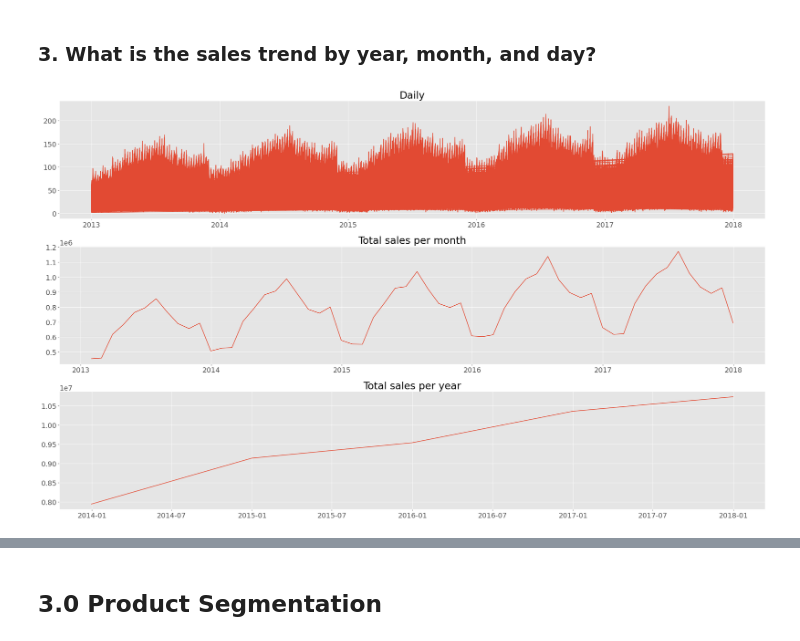
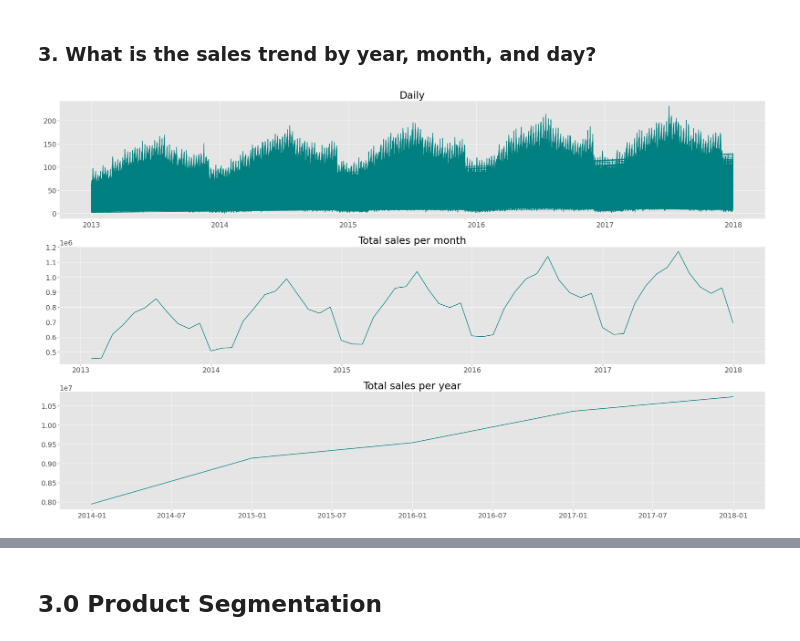
Before and after one commit to BrenoTeixeira/demand_analysis, a Jupyter notebook: notebooks/inventory_magement.ipynb, the cells around one changed output, grey strips where cells are left out. Drawn from its saved outputs; the diff is of its cells as text; code cells hidden in the pictures.

```diff
--- a/notebooks/inventory_magement.ipynb
+++ b/notebooks/inventory_magement.ipynb
@@ -295,17 +350,17 @@ df_series = df_eda.copy()[['date', 'sales']].set_index('date')
 # %%
 _, axis = plt.subplots(nrows=3, ncols=1, figsize=(25, 15))
 
-axis[0].plot(df_series)
+axis[0].plot(df_series, color='teal')
 axis[0].set_title('Daily')
 
-axis[1].plot(df_series.resample('m').sum())
+axis[1].plot(df_series.resample('m').sum(), color='teal')
 axis[1].set_title('Total sales per month')
 
-axis[2].plot(df_series.resample('a').sum())
+axis[2].plot(df_series.resample('a').sum(), color='teal')
 axis[2].set_title('Total sales per year')
 plt.tight_layout()
 # %% [output]
-[figure, old version]
+[figure, new version]
 # %%
 year_plot = df_series.copy()
 year_plot['year'] = year_plot.index.year
```
Also changed, not shown: parts of 19 cells of this notebook, 1 other file.
